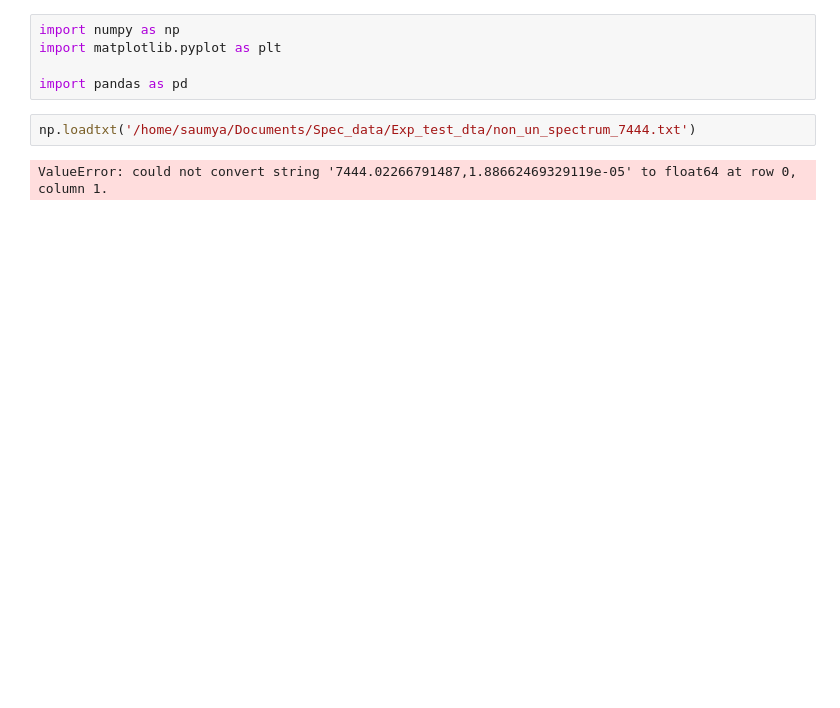
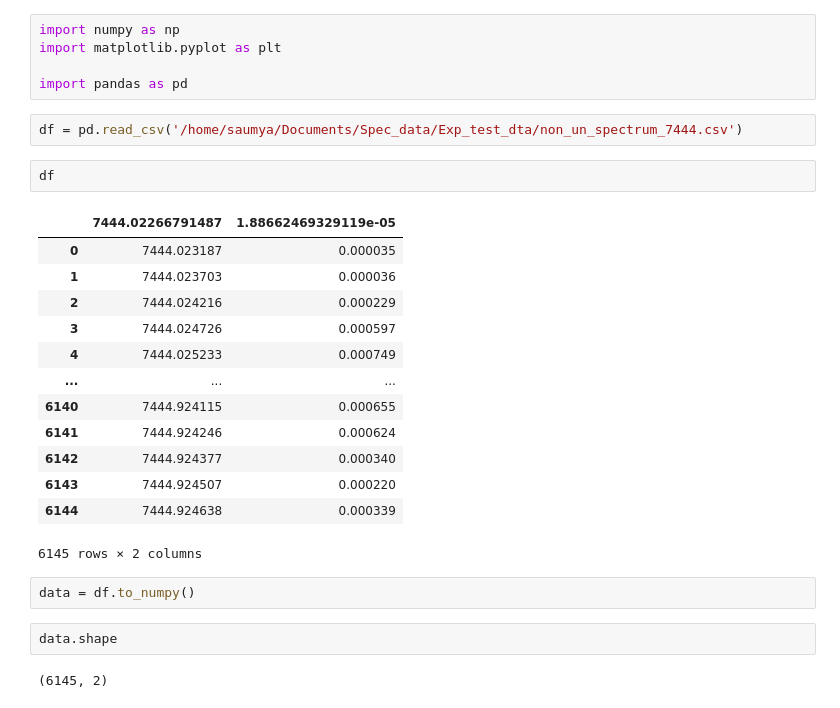
Before and after one commit to CaffineAddic/Flame_dianostics-temperature_profile_estimation_using_ML, a Jupyter notebook: FINAL_VISUAL/final_downsample.ipynb, the cells around one changed output. Saved outputs shown, nothing was run; the diff lists cells and outputs as text; blank space fills up the shorter version.

```diff
--- a/FINAL_VISUAL/final_downsample.ipynb
+++ b/FINAL_VISUAL/final_downsample.ipynb
@@ -4,6 +4,26 @@ import matplotlib.pyplot as plt
 
 import pandas as pd
 # %%
-np.loadtxt('/home/saumya/Documents/Spec_data/Exp_test_dta/non_un_spectrum_7444.txt')
+df = pd.read_csv('/home/saumya/Documents/Spec_data/Exp_test_dta/non_un_spectrum_7444.csv')
-# %% [output]
-ValueError: could not convert string '7444.02266791487,1.88662469329119e-05' to float64 at row 0, column 1.
+# %%
+df
+# %% [output]
+|  | 7444.02266791487 | 1.88662469329119e-05 |
+| 0 | 7444.023187 | 0.000035 |
+| 1 | 7444.023703 | 0.000036 |
+| 2 | 7444.024216 | 0.000229 |
+| 3 | 7444.024726 | 0.000597 |
+| 4 | 7444.025233 | 0.000749 |
+| ... | ... | ... |
+| 6140 | 7444.924115 | 0.000655 |
+| 6141 | 7444.924246 | 0.000624 |
+| 6142 | 7444.924377 | 0.000340 |
+| 6143 | 7444.924507 | 0.000220 |
+| 6144 | 7444.924638 | 0.000339 |
+6145 rows × 2 columns
+# %%
+data = df.to_numpy()
+# %%
+data.shape
+# %% [output]
+(6145, 2)
```
Also changed, not shown: parts of 5 cells of this notebook, 4 other files.
